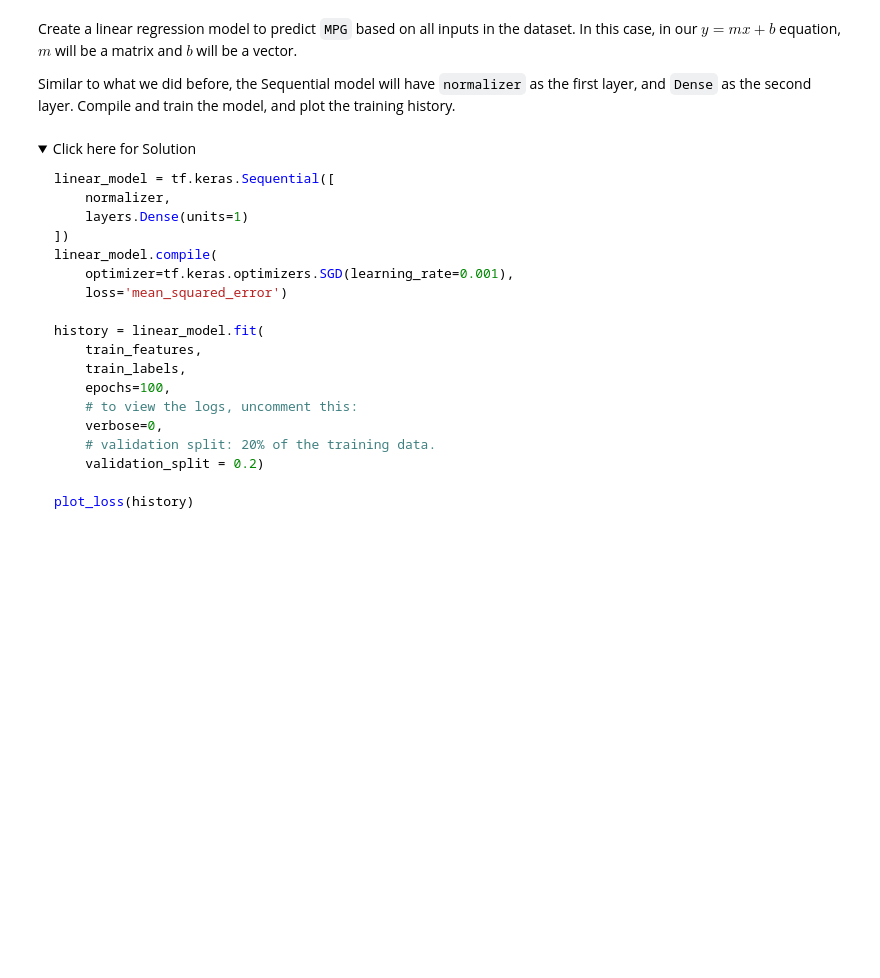
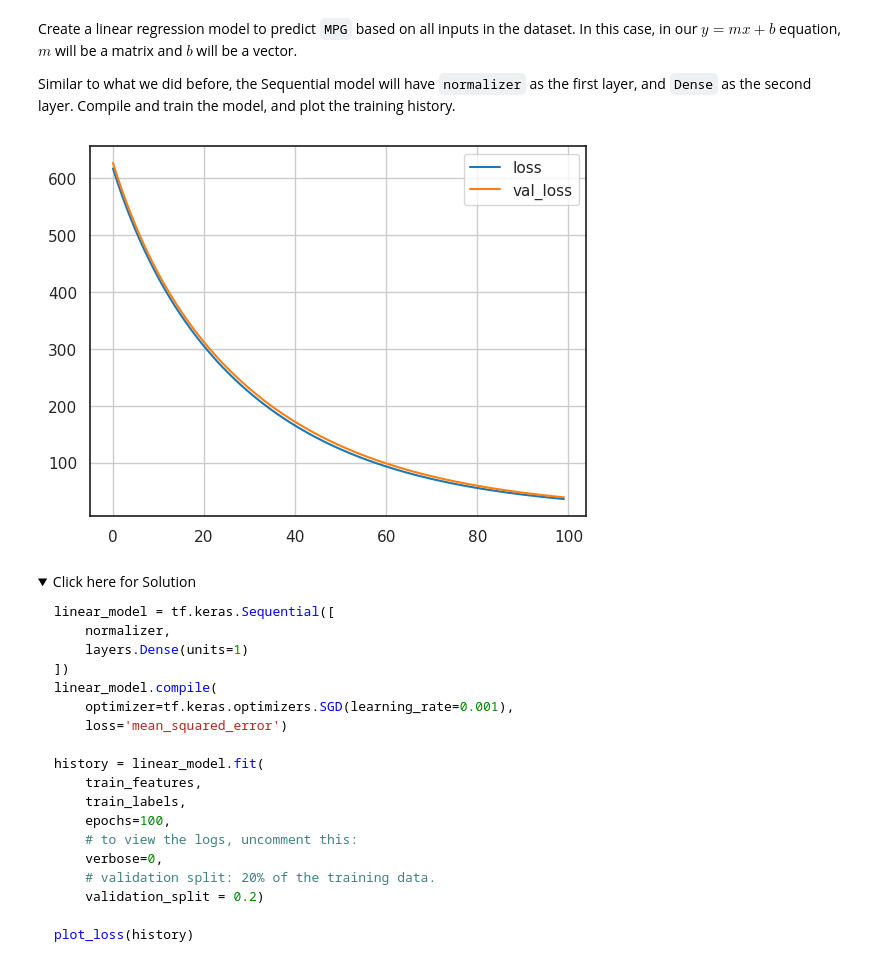
Before and after one commit to Amine-Azaiez/IBM-Machine-Learning-Certificate, a Jupyter notebook: regression-Keras (1).ipynb, the cells around one changed output. Cells and saved outputs as stored; diff of their text form; code cells hidden in the pictures; folded sections open; blank space fills up the shorter version.

```diff
--- a/regression-Keras (1).ipynb
+++ b/regression-Keras (1).ipynb
@@ -595,6 +595,9 @@ raw_dataset = pd.read_csv(url, names=column_names,
 Drop all the rows that have NA values, and remove the `origin` column as it is categorical.
 # %%
 # Write your solution here
+
+dataset = raw_dataset.dropna()
+dataset = dataset.drop(columns=['Origin'])
 # %% [markdown]
 <details>
     <summary>Click here for Solution</summary>
@@ -614,3 +615,14 @@ Split the data into training and test, and split the target from features.
+# %%
+# Write your solution here
+
+train_dataset = dataset.sample(frac=0.8, random_state=0)
+test_dataset = dataset.drop(train_dataset.index)
+
+train_features = train_dataset.copy()
+test_features = test_dataset.copy()
+
+train_labels = train_features.pop('MPG')
+test_labels = test_features.pop('MPG')
 # %% [markdown]
 <details>
     <summary>Click here for Solution</summary>
@@ -635,0 +646,7 @@ Next, use `tf.keras.layers.Normalization` to add feature normalization to the mo
+# %%
+# Write your solution here
+
+normalizer = tf.keras.layers.Normalization(axis=-1)
+normalizer.adapt(np.array(train_features))
+print(normalizer.mean.numpy())
+print(normalizer.variance.numpy())
@@ -656,3 +675,26 @@ Similar to what we did before, the Sequential model will have `normalizer` as th
+# %%
+# Write your solution here
+
+linear_model = tf.keras.Sequential([
+    normalizer,
+    layers.Dense(units=1)
+])
+linear_model.compile(
+    optimizer=tf.keras.optimizers.SGD(learning_rate=0.001),
+    loss='mean_squared_error')
+
+history = linear_model.fit(
+    train_features,
+    train_labels,
+    epochs=100,
+    # to view the logs, uncomment this:
+    verbose=0,
+    # validation split: 20% of the training data.
+    validation_split = 0.2)
+
+plot_loss(history)
+# %% [output]
+[figure, added]
 # %% [markdown]
 <details>
     <summary>Click here for Solution</summary>
```
Also changed, not shown: parts of 15 cells of this notebook.
